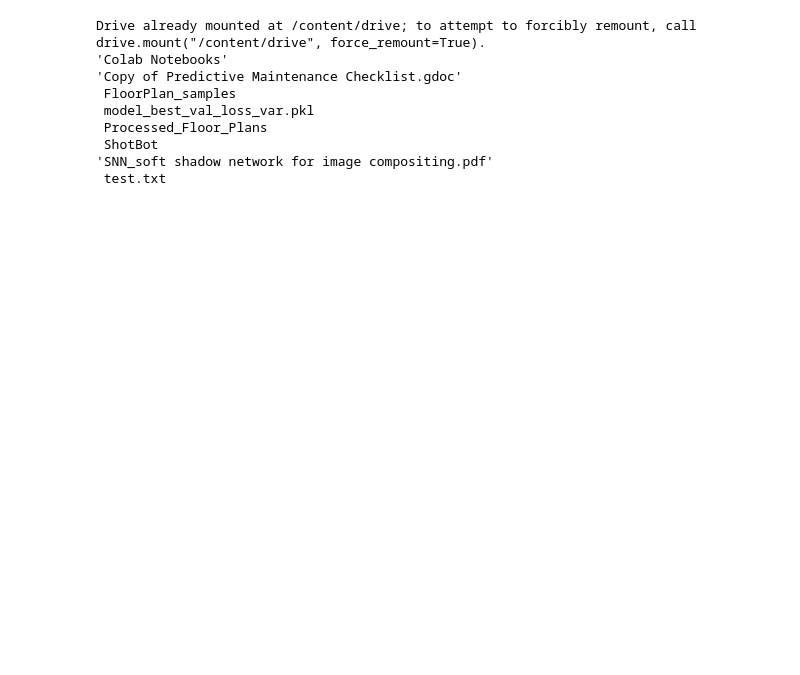
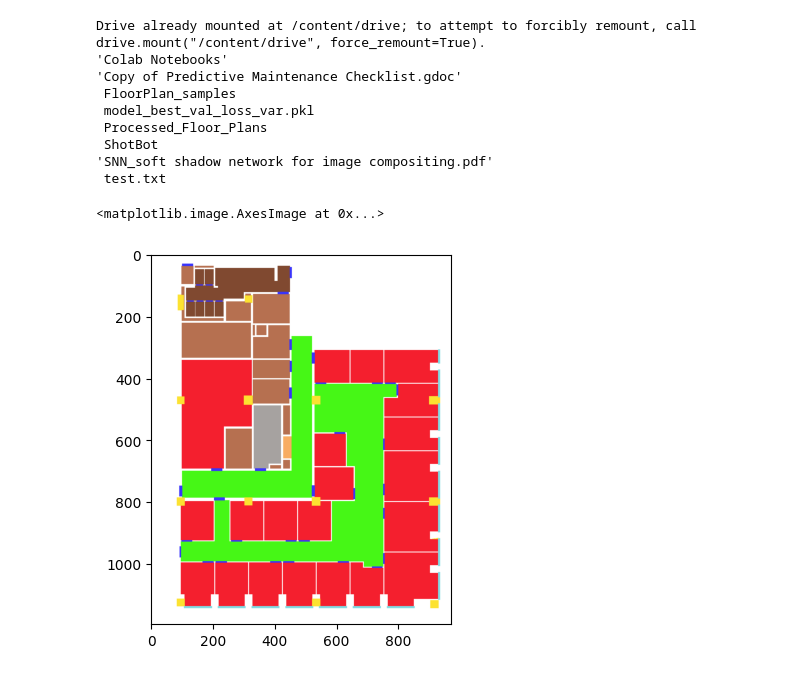
Before and after one commit to BKousha/FloorPlanSegmentation, a Jupyter notebook: mask_to_category.ipynb, the cells around one changed output. Cells and saved outputs as stored; diff of their text form; code cells hidden in the pictures; blank space fills up the shorter version.

```diff
--- a/mask_to_category.ipynb
+++ b/mask_to_category.ipynb
@@ -108,0 +94,7 @@ def doit(mask_file):
+# %%
+mask = cv2.imread('/content/drive/MyDrive/Processed_Floor_Plans/FP_processed/47.png')#'/content/drive/MyDrive/Processed_Floor_Plans/FP_processed/41.png'
+mask = cv2.cvtColor(mask, cv2.COLOR_BGR2RGB)
+plt.imshow(mask)
+# %% [output]
+<matplotlib.image.AxesImage at 0x...>
+[figure, added]
```
Also changed, not shown: parts of 10 cells of this notebook.
